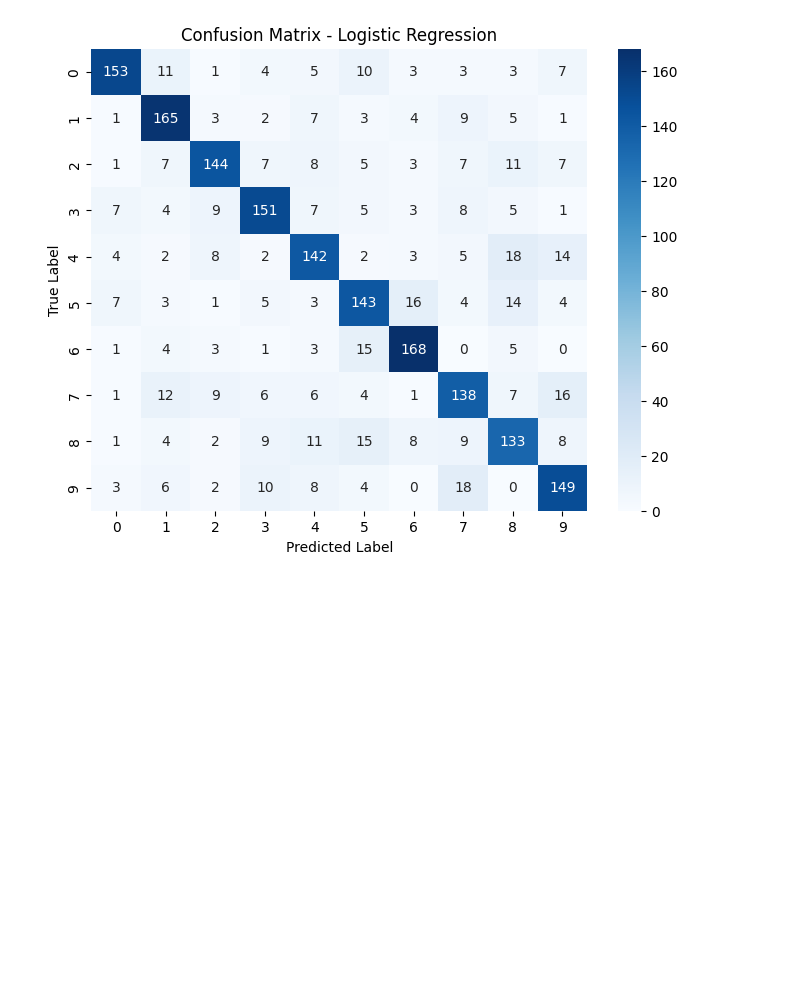
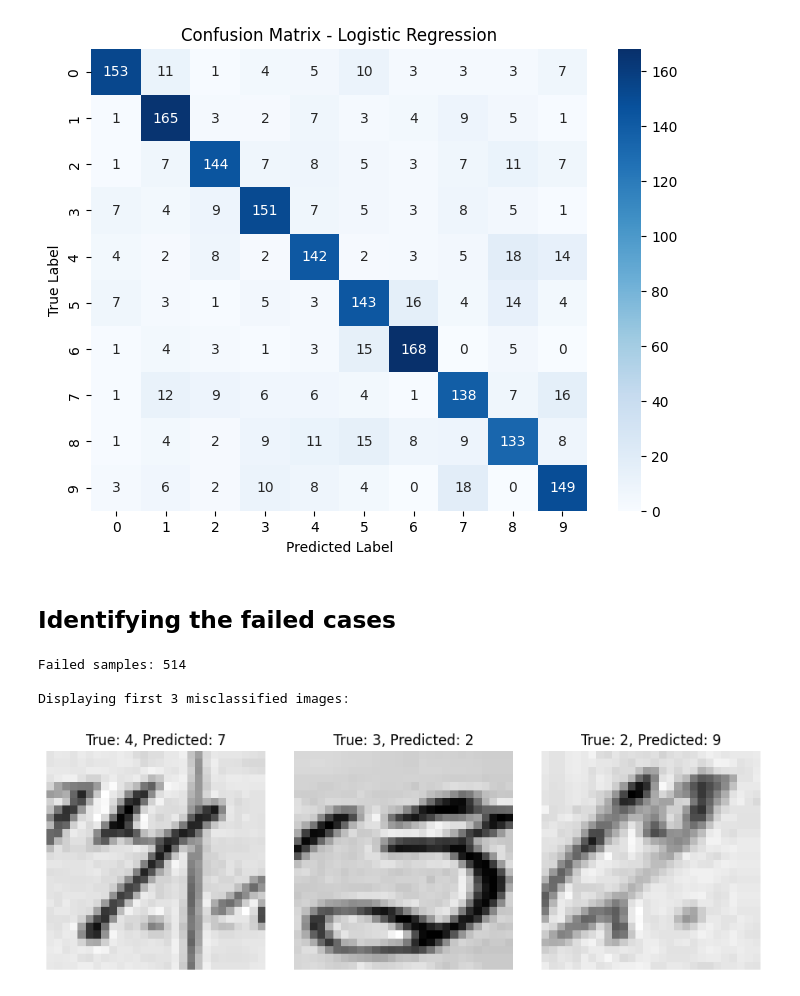
Before and after one commit to HabibaAhmed11111/ML_Project, a Jupyter notebook: project.ipynb, the cells around one changed output. Cells and saved outputs as stored; diff of their text form; code cells hidden in the pictures; blank space fills up the shorter version.

Commit message:
Display the successful and failed cases

```diff
--- a/project.ipynb
+++ b/project.ipynb
@@ -714,3 +716,25 @@ plt.ylabel('True Label')
 plt.show()
 # %% [output]
 [figure]
+# %% [markdown]
+## Identifying the failed cases
+# %%
+failed_samples = np.where(y_test != y_test_pred)[0]
+print("Failed samples:", len(failed_samples))
+
+print("\nDisplaying first 3 misclassified images:")
+fig, axes = plt.subplots(1, 3, figsize=(9, 3))
+
+for i, idx in enumerate(failed_samples[:3]):
+    ax = axes[i]
+    ax.imshow(X_test[idx].reshape(28, 28), cmap='gray')
+    ax.set_title(f"True: {y_test[idx]}, Predicted: {y_test_pred[idx]}")
+    ax.axis('off')
+
+plt.tight_layout()
+plt.show()
+# %% [output]
+Failed samples: 514
+
+Displaying first 3 misclassified images:
+[figure, added]
```
Also changed, not shown: parts of 3 cells of this notebook.
